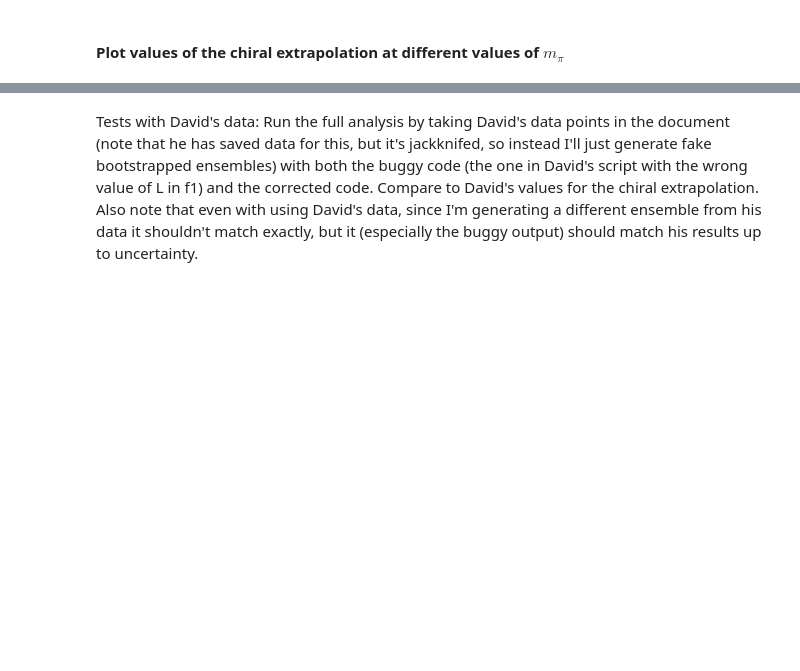
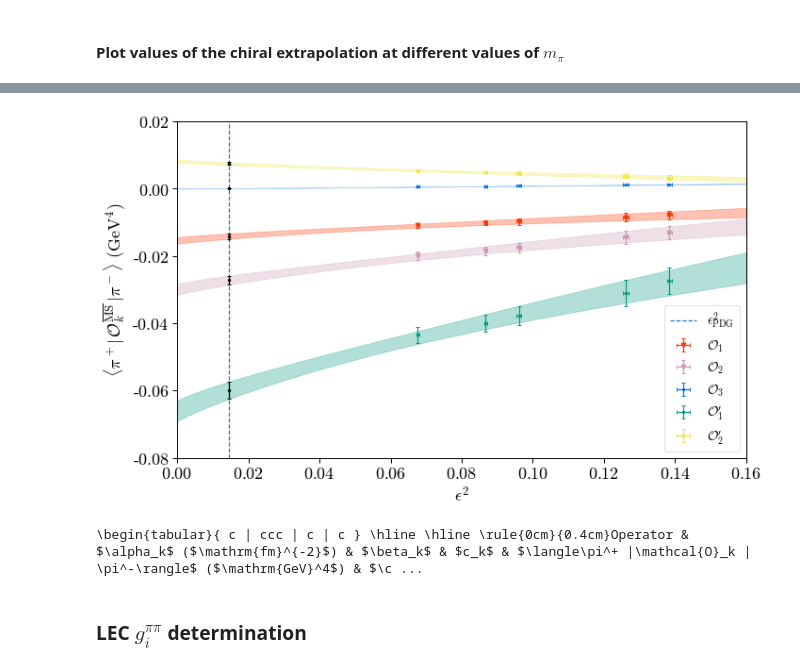
Before and after one commit to poare/lqcd, a Jupyter notebook: 0nubb/python_scripts/Chiral Extrapolation.ipynb, the cells around one changed output, grey strips where cells are left out. Cells and saved outputs as stored; diff of their text form; code cells hidden in the pictures; blank space fills up the shorter version.

Commit message:
updated python scripts, rerunning 0nubb test with coulomb vs landau gf

```diff
--- a/0nubb/python_scripts/Chiral Extrapolation.ipynb
+++ b/0nubb/python_scripts/Chiral Extrapolation.ipynb
@@ -268,0 +289,7 @@ O2p bare: 0.0005689601844948746
+# %%
+for i in range(n_ens):
+    print('Ensemble: ' + ensembles[i])
+    print('Lambda_chi, eps_sq = ' + export_float_latex(Lam_chi_ens[i].compute_mean(), Lam_chi_ens[i].compute_std(), \
+            sf = 1) + ' & ' + export_float_latex(eps_sq_ens[i].compute_mean(), eps_sq_ens[i].compute_std(), sf = 1))
+    print('Lambda_chi, eps_sq_phys = '+export_float_latex(Lam_chi_ens[i].compute_mean(),Lam_chi_ens[i].compute_std(),\
+            sf = 1) + ' & '+export_float_latex(eps_sq_phys_ens[i].compute_mean(),eps_sq_ens[i].compute_std(),sf = 1))
@@ -458,12 +501,14 @@ O2p renorm: 0.01085999645069138 \pm 0.00030267001717278555 (GeV)^4
 # %%
 # test formmattools on a4_mat_elems_bare_mu and sigma
-col_labels = ['Ensemble', '$a m_\\ell$']
+col_labels = ['\\rule{0cm}{0.4cm}Ensemble', '$a m_\\ell$']
 for i in range(n_ops):
     col_labels.append('$a^4 \\langle \\pi | ' + latex_labels[i] + ' | \\pi \\rangle$')
 col_labels = np.array(col_labels)
-row_labels = np.array([['24I', '0.01'], ['24I', '0.005'], ['32I', '0.008'], ['32I', '0.006'], ['32I', '0.004']])
+# row_labels = np.array([['\\rule{0cm}{0.4cm} 24I', '0.01'], ['24I', '0.005'], ['\\rule{0cm}{0.4cm} 32I', '0.008'], ['32I', '0.006'], ['32I', '0.004']])
+row_labels = np.array([['\\rule{0cm}{0.4cm}\multirow{2}{*}{24I}', '0.01'], [' ', '0.005'], ['\\rule{0cm}{0.4cm}\multirow{3}{*}{32I}', '0.008'], [' ', '0.006'], [' ', '0.004']])
 a4matelems_fmt = Table(a4_mat_elems_bare_mu, is_entry = False, sigma = a4_mat_elems_bare_sigma)
-a4_mat_elems_table = export_vert_table_latex(a4matelems_fmt, col_labels, row_labels)
+a4_mat_elems_table = export_vert_table_latex(a4matelems_fmt, col_labels, row_labels = row_labels, hline_idxs = [0, 2], \
+                                             header = '\\begin{tabular}{ cc | ccccc } \\hline \\hline ')
 print('Format string for dimensionless mat elems table')
 print(a4_mat_elems_table)
 # %% [output]
@@ -714,5 +760,2 @@ Values of chirally extrapolated operators at physical point.
 # %% [markdown]
 #### Plot values of the chiral extrapolation at different values of $m_{\pi}$
-# %%
-colors = ['limegreen', 'deepskyblue', 'r', 'g', 'midnightblue']    # use for comparison purposes
-# colors = ['r', 'g', 'b', 'c', 'y']
@@ -903,2 +761,0 @@ Values of chirally extrapolated operators at physical point.
-# %% [markdown]
-Tests with David's data: Run the full analysis by taking David's data points in the document (note that he has saved data for this, but it's jackknifed, so instead I'll just generate fake bootstrapped ensembles) with both the buggy code (the one in David's script with the wrong value of L in f1) and the corrected code. Compare to David's values for the chiral extrapolation. Also note that even with using David's data, since I'm generating a different ensemble from his data it shouldn't match exactly, but it (especially the buggy output) should match his results up to uncertainty.
@@ -904,0 +788,46 @@ Tests with David's data: Run the full analysis by taking David's data points in
+# %%
+# plot the extrapolation
+style = styles['prd_twocol']
+scale = 1        # scale factor to compare to CalLat if we want
+labels = ['$\mathcal{O}_1$', '$\mathcal{O}_2$', '$\mathcal{O}_3$', '$\mathcal{O}_1 \' $', '$\mathcal{O}_2\' $']
+with sns.plotting_context('paper'):
+    #plt.figure(figsize = (10, 6))
+    asp_ratio = 5/3
+    plt.figure(figsize = (style['colwidth'], style['colwidth'] / asp_ratio))
+    for j in range(n_ops):
+        plt.errorbar(eps_sq_sub_mu, scale * np.array(mat_elems_sub_mu[j]), xerr = eps_sq_sub_sigma, yerr = mat_elems_sub_sigma[j], \
+                     c = colors[j], fmt = markers[j], label = labels[j], capsize = style['endcaps'])
+        plt.fill_between(epsilon_sq_range[1:], scale * np.array(band_data_mu[j]) + band_data_sigma[j], scale * np.array(band_data_mu[j]) - band_data_sigma[j], \
+                        color = colors[j], alpha = 0.3)
+    plt.vlines(eps_sq_0, -0.08, 0.02, linestyles = 'dashed', label = '$\epsilon^2_{\mathrm{PDG}}$')
+    plt.errorbar([eps_sq_0, eps_sq_0, eps_sq_0, eps_sq_0, eps_sq_0], scale * np.array(O_phys_mu), yerr = O_phys_sigma, c = 'k', fmt = '.', capsize = 2)
+    plt.legend(bbox_to_anchor=(1.0, 0.0), loc='lower right', prop={'size': 14})
+    plt.xlim((0.0, 0.16))
+    plt.ylim((-0.08, 0.02))
+    plt.xticks(fontsize = 18)
+    plt.yticks(fontsize = 18)
+    plt.xlabel('$\epsilon^2$', fontsize = 18)
+    plt.ylabel('$\\langle \pi^+| \, \mathcal{O}_k^{\overline{\mathrm{MS}}} \, |\pi^- \\rangle$ (GeV$^4$)', fontsize = 18)
+    plt.tight_layout()
+    plt.savefig('/Users/theoares/Dropbox (MIT)/research/0nubb/paper/plots/renorm_chiral_extrap.pdf')
+    plt.show()
+# %% [output]
+[figure, added]
+# %%
+# format output table
+out_col_labels = np.array(['\\rule{0cm}{0.4cm}Operator', '$\\alpha_k$ ($\\mathrm{fm}^{-2}$)', '$\\beta_k$', '$c_k$', \
+            '$\\langle\\pi^+ |\\mathcal{O}_k | \\pi^-\\rangle$ ($\\mathrm{GeV}^4$)', '$\\chi^2 / \\mathrm{dof}$'])
+out_hor_labels = np.array(['$' + label + '$' for label in latex_labels])
+# out_hor_labels[0] = '\\rule{0cm}{0.4cm}' + out_hor_labels[0]
+out_means = np.array([alpha_mu, beta_mu, c_mu, O_phys_mu]).T
+out_sigma = np.array([alpha_sigma, beta_sigma, c_sigma, O_phys_sigma]).T
+param_table = Table(out_means, is_entry = False, sigma = out_sigma)
+chi2_ndof_means = np.array([chi2_ndof.compute_mean() for chi2_ndof in chi2_ndof_boots])
+chi2_table = Table(chi2_ndof_means, is_entry = False)
+full_table = param_table.insert_cols({4 : chi2_table})
+print(export_vert_table_latex(full_table, out_col_labels, out_hor_labels, hline_idxs = [0], \
+                              header = '\\begin{tabular}{ c | ccc | c | c } \\hline \\hline '))
+# %% [output]
+\begin{tabular}{ c | ccc | c | c } \hline \hline \rule{0cm}{0.4cm}Operator & $\alpha_k$ ($\mathrm{fm}^{-2}$) & $\beta_k$ & $c_k$ & $\langle\pi^+ |\mathcal{O}_k | \pi^-\rangle$ ($\mathrm{GeV}^4$) & $\c ...
+# %% [markdown]
+### LEC $g_i^{\pi\pi}$ determination
```
Also changed, not shown: parts of 55 cells of this notebook, 24 other files.
